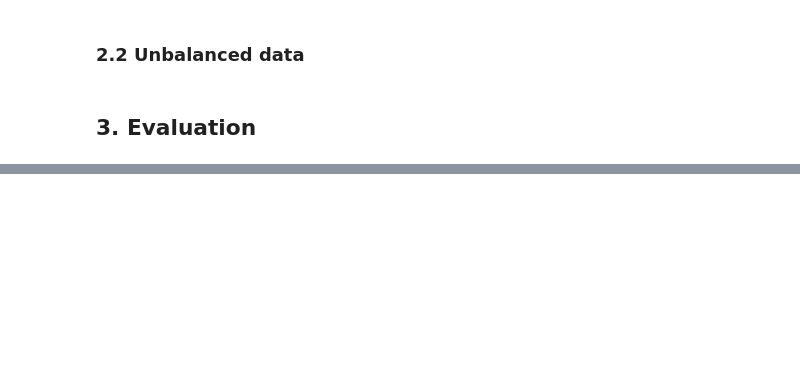
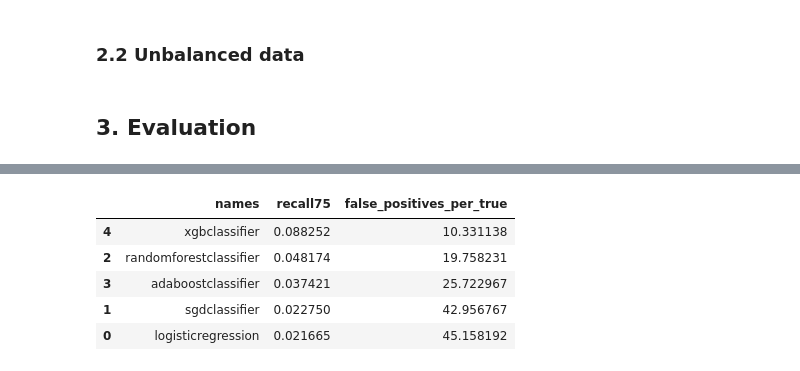
Before and after one commit to msc2106/CreditCardFraud, a Jupyter notebook: notebooks/modeling.ipynb, the cells around one changed output, grey strips where cells are left out. Drawn from its saved outputs; the diff is of its cells as text; code cells hidden in the pictures; blank space fills up the shorter version.

```diff
--- a/notebooks/modeling.ipynb
+++ b/notebooks/modeling.ipynb
@@ -749,0 +446,11 @@ Validation:
+# %%
+recall_data = pd.DataFrame({'names': names, 'recall75':recall75})
+recall_data['false_positives_per_true'] = 1/ recall_data.recall75 - 1
+recall_data.sort_values('recall75', ascending=False)
+# %% [output]
+|  | names | recall75 | false_positives_per_true |
+| 4 | xgbclassifier | 0.088252 | 10.331138 |
+| 2 | randomforestclassifier | 0.048174 | 19.758231 |
+| 3 | adaboostclassifier | 0.037421 | 25.722967 |
+| 1 | sgdclassifier | 0.022750 | 42.956767 |
+| 0 | logisticregression | 0.021665 | 45.158192 |
```
Also changed, not shown: parts of 46 cells of this notebook, 1 other file.
